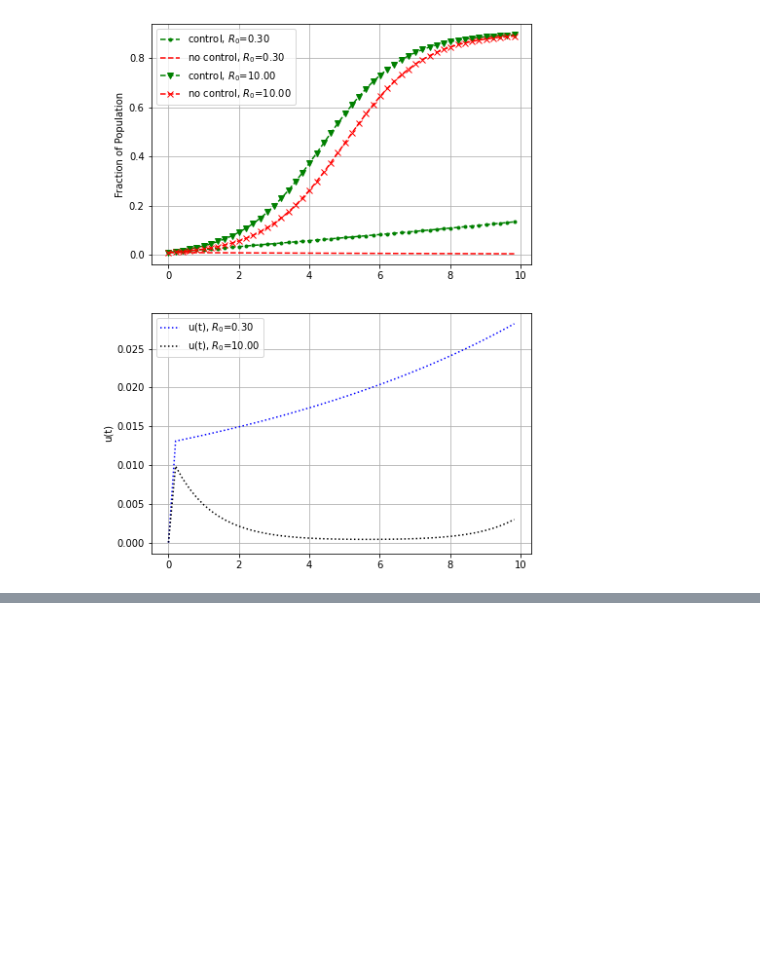
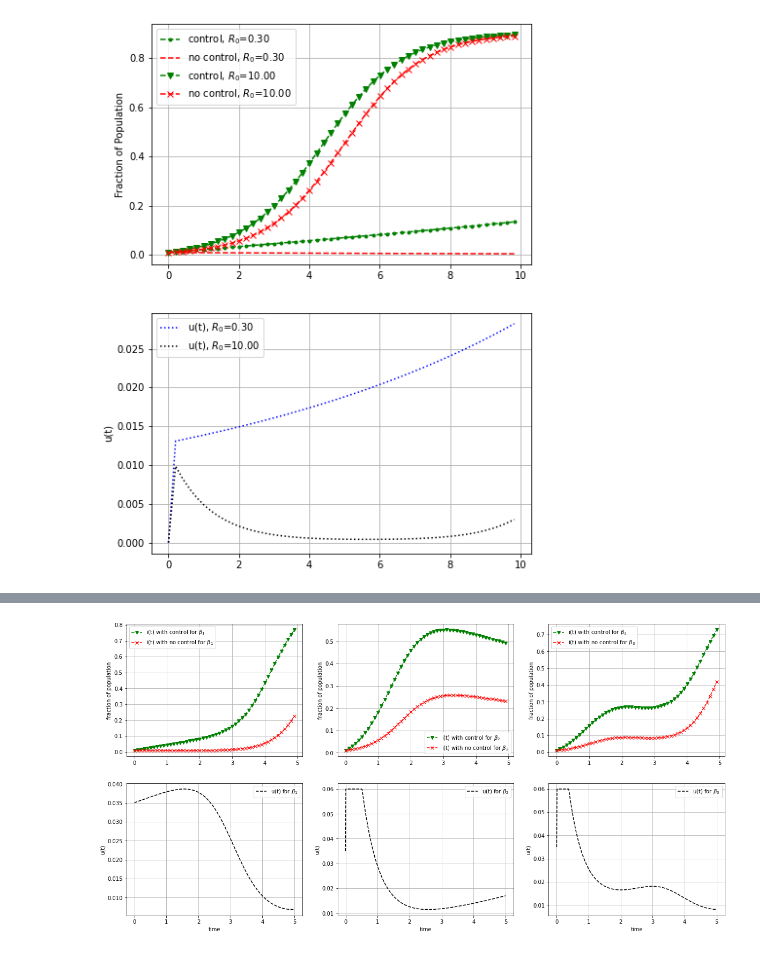
Before and after one commit to Ali-Setareh/Modeling-Statistical-Phenomena, a Jupyter notebook: Project/SIS.ipynb, the cells around one changed output, grey strips where cells are left out. Drawn from its saved outputs; the diff is of its cells as text; code cells hidden in the pictures; blank space fills up the shorter version.

```diff
--- a/Project/SIS.ipynb
+++ b/Project/SIS.ipynb
@@ -59,0 +72,3 @@ plt.show()
+# %%
+def sis_time_dependant(t,i,beta_func,gamma):
+    return beta_func(t)*(1-i)*i-gamma*i
@@ -59,0 +128,55 @@ plt.show()
+# %%
+%%time
+nt=500
+tf=5
+time=np.linspace(0,tf,nt)
+gamma=0.1
+u_max=0.06
+i,u=control_sis_time_dependant(nt,tf,beta1,gamma,u_max)
+sol=solve_ivp(sis_time_dependant,[0,tf],[0.01],t_eval=time,args=(beta1,gamma))
+# %%
+i2,u2=control_sis_time_dependant(nt,tf,beta2,gamma,u_max)
+sol2=solve_ivp(sis_time_dependant,[0,tf],[0.01],t_eval=time,args=(beta2,gamma))
+# %%
+i3,u3=control_sis_time_dependant(nt,tf,beta3,gamma,u_max)
+sol3=solve_ivp(sis_time_dependant,[0,tf],[0.01],t_eval=time,args=(beta3,gamma))
+# %%
+ns=10
+fig,ax=plt.subplots(2,3,figsize=(20,10))
+
+ax[0,0].plot(time[::ns],i[::ns],'--v',color='g',label='i(t) with control for $\\beta_1$')
+ax[0,0].plot(time[::ns],sol.y[0][::ns],'--x',color='r', label='i(t) with no control for $\\beta_1$')
+ax[1,0].plot(time,u,'--',color='black',label='u(t) for $\\beta_1$')
+ax[0,0].legend()
+ax[1,0].legend()
+ax[0,0].grid()
+ax[1,0].grid()
+ax[0,0].set_ylabel('fraction of population')
+ax[1,0].set_ylabel('u(t)')
+ax[1,0].set_xlabel('time')
+
+ax[0,1].plot(time[::ns],i2[::ns],'--v',color='g',label='i(t) with control for $\\beta_2$')
+ax[0,1].plot(time[::ns],sol2.y[0][::ns],'--x',color='r', label='i(t) with no control for $\\beta_2$')
+ax[1,1].plot(time,u2,'--',color='black',label='u(t) for $\\beta_2$')
+ax[0,1].legend()
+ax[1,1].legend()
+ax[0,1].grid()
+ax[1,1].grid()
+ax[0,1].set_ylabel('fraction of population')
+ax[1,1].set_ylabel('u(t)')
+ax[1,1].set_xlabel('time')
+
+ax[0,2].plot(time[::ns],i3[::ns],'--v',color='g',label='i(t) with control for $\\beta_3$')
+ax[0,2].plot(time[::ns],sol3.y[0][::ns],'--x',color='r', label='i(t) with no control for $\\beta_3$')
+ax[1,2].plot(time,u3,'--',color='black',label='u(t) for $\\beta_3$')
+ax[0,2].legend()
+ax[1,2].legend()
+ax[0,2].grid()
+ax[1,2].grid()
+ax[0,2].set_ylabel('fraction of population')
+ax[1,2].set_ylabel('u(t)')
+ax[1,2].set_xlabel('time')
+
+plt.show()
+# %% [output]
+[figure, added]
```
Also changed, not shown: parts of 5 cells of this notebook, 10 other files.
